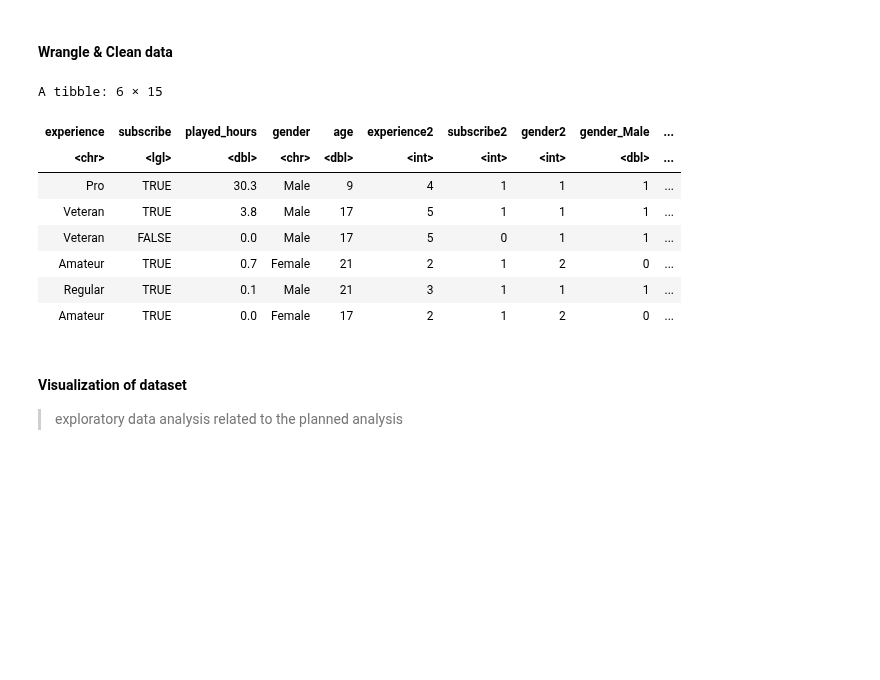
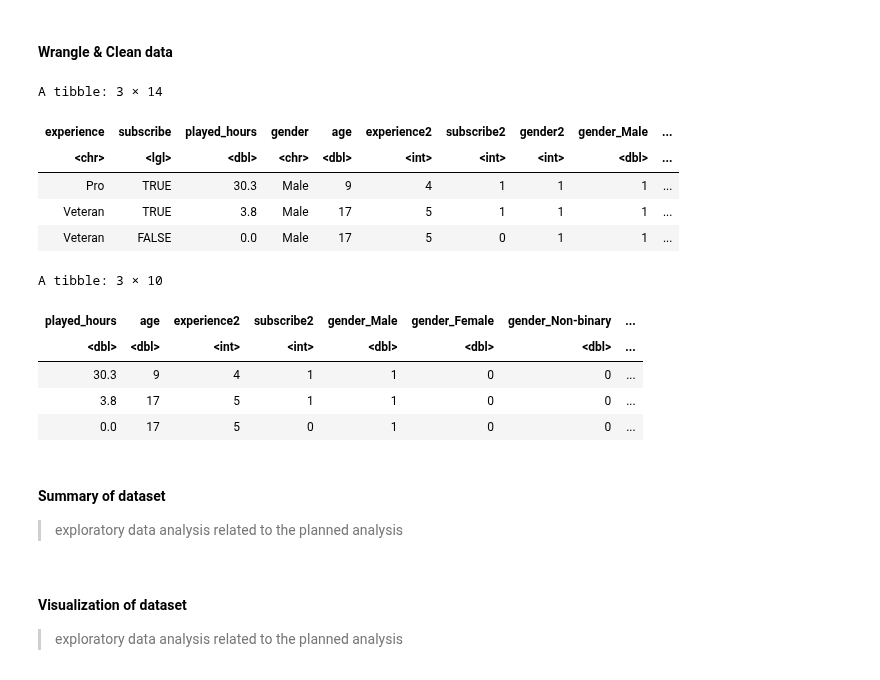
Before and after one commit to cars0njan/dsci-100-project, a Jupyter notebook: Final_report_group30.ipynb, the cells around one changed output. Cells and saved outputs as stored; diff of their text form; code cells hidden in the pictures; blank space fills up the shorter version.

```diff
--- a/Final_report_group30.ipynb
+++ b/Final_report_group30.ipynb
@@ -93,25 +94,33 @@ A tibble: 6 × 9
 # %%
 mapping_exp <- c("Beginner" = 1, "Amateur" = 2, "Regular" = 3,
                  "Pro" = 4, "Veteran" = 5)
 mapping_gender <- c("Male" = 1, "Female" = 2, "Non-binary" = 3,
-                 "Agender" = 4, "Two-Spirited" =5, "Other" = 6, "Prefer not to say"=7)
+                 "Agender" = 4, "Two-Spirited" =5, "Prefer not to say"=6)
 
 players_clean <- players |>
+    filter(gender != 'Other') |>
+    #there is only 1 gender=Other dp, will cause error in scaling if not filtered
     mutate(experience2 = as.integer(mapping_exp[experience])) |>
     mutate(subscribe2 = as.integer(subscribe)) |>
     mutate(gender2=as.integer(mapping_gender[gender])) |>
     mutate(gender3=gender) |> mutate(value=1) |> #one hat encoding: this and next line
     pivot_wider(names_from=gender3, names_prefix='gender_', values_from=value, values_fill=0) |>
     select(-hashedEmail, -name, -individualId, -organizationName) #rm data not important to Qs/NA
+head(players_clean, 3)
 
-head(players_clean)
+# selects only fields needed for regression
+players_reg <- players_clean |> select(played_hours, 'age':'gender_Two-Spirited', -gender2)
+head(players_reg, 3)
 # %% [output]
-A tibble: 6 × 15
+A tibble: 3 × 14
 | experience | subscribe | played_hours | gender | age | experience2 | subscribe2 | gender2 | gender_Male | ... |
 | <chr> | <lgl> | <dbl> | <chr> | <dbl> | <int> | <int> | <int> | <dbl> | ... |
 | Pro | TRUE | 30.3 | Male | 9 | 4 | 1 | 1 | 1 | ... |
 | Veteran | TRUE | 3.8 | Male | 17 | 5 | 1 | 1 | 1 | ... |
 | Veteran | FALSE | 0.0 | Male | 17 | 5 | 0 | 1 | 1 | ... |
-| Amateur | TRUE | 0.7 | Female | 21 | 2 | 1 | 2 | 0 | ... |
-| Regular | TRUE | 0.1 | Male | 21 | 3 | 1 | 1 | 1 | ... |
-| Amateur | TRUE | 0.0 | Female | 17 | 2 | 1 | 2 | 0 | ... |
+A tibble: 3 × 10
+| played_hours | age | experience2 | subscribe2 | gender_Male | gender_Female | gender_Non-binary | ... |
+| <dbl> | <dbl> | <int> | <int> | <dbl> | <dbl> | <dbl> | ... |
+| 30.3 | 9 | 4 | 1 | 1 | 0 | 0 | ... |
+| 3.8 | 17 | 5 | 1 | 1 | 0 | 0 | ... |
+| 0.0 | 17 | 5 | 0 | 1 | 0 | 0 | ... |
@@ -121,3 +127,6 @@ A tibble: 6 × 15
+# %% [markdown]
+#### Summary of dataset
+> exploratory data analysis related to the planned analysis
 # %% [markdown]
 #### Visualization of dataset
 > exploratory data analysis related to the planned analysis
```
Also changed, not shown: parts of 6 cells of this notebook.
